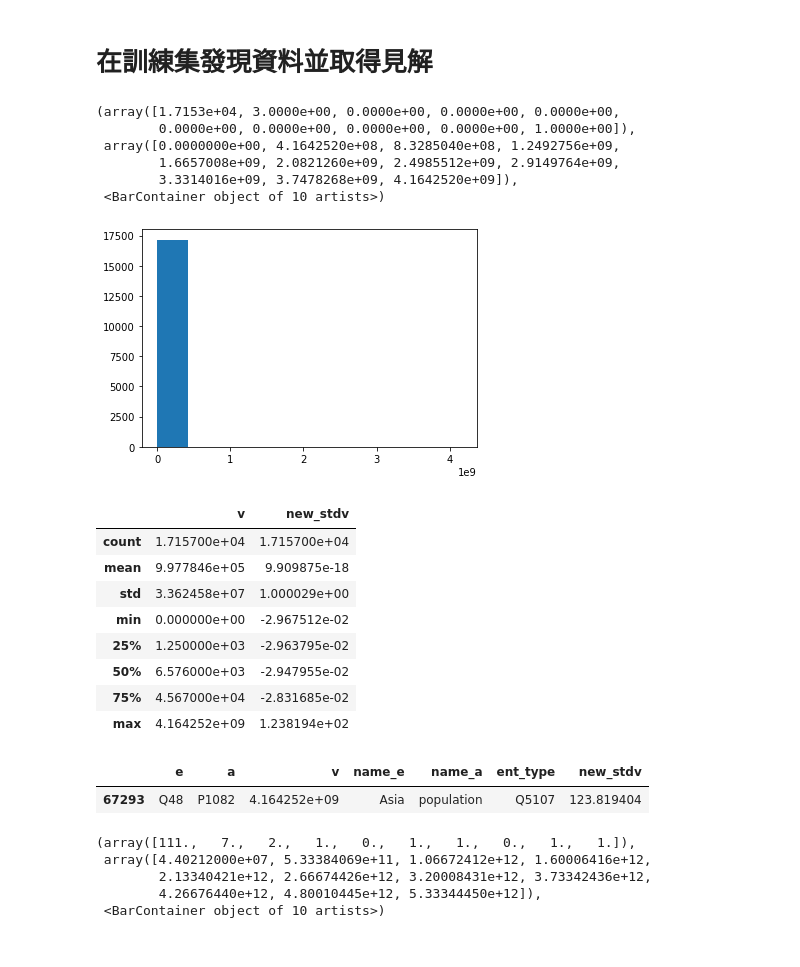
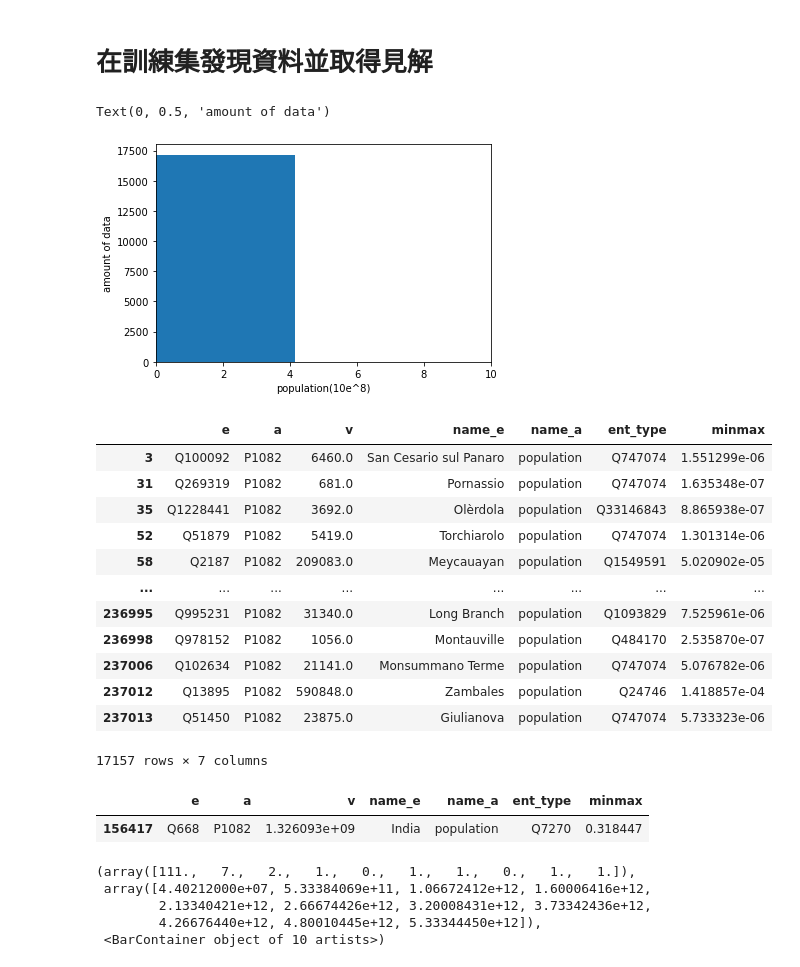
Before and after one commit to tinginde/Kgc-attribute-value-prediction-with-constraints, a Jupyter notebook: LiterallyWikidata/Lit48_Numericaltriples_Preprocessing_ver03.ipynb, the cells around one changed output. Drawn from its saved outputs; the diff is of its cells as text; code cells hidden in the pictures.

Commit message:
update baseline data analysis

```diff
--- a/LiterallyWikidata/Lit48_Numericaltriples_Preprocessing_ver03.ipynb
+++ b/LiterallyWikidata/Lit48_Numericaltriples_Preprocessing_ver03.ipynb
@@ -461,6 +524,8 @@ P2299             0.000506
 P2219             0.000506
 P2234             0.000506
 Name: a, Length: 86, dtype: float64
+# %%
+train_attri_data = pd.read_csv('files_needed/train_attri_data_minmax.csv')
 # %% [markdown]
 # 在訓練集發現資料並取得見解
 # %%
@@ -476,29 +541,32 @@ var_name=["population","GDP (PPP)","PPP GDP per capita",
 # %%
 import matplotlib.pyplot as plt
 # %%
-plt.hist(a_group.get_group('population').v)
+x_val = a_group.get_group('population').v/100000000
+plt.xlim(0,10)
+plt.hist(x_val)
+plt.xlabel('population(10e^8)')
+plt.ylabel('amount of data')
 # %% [output]
-(array([1.7153e+04, 3.0000e+00, 0.0000e+00, 0.0000e+00, 0.0000e+00,
-        0.0000e+00, 0.0000e+00, 0.0000e+00, 0.0000e+00, 1.0000e+00]),
- array([0.0000000e+00, 4.1642520e+08, 8.3285040e+08, 1.2492756e+09,
-        1.6657008e+09, 2.0821260e+09, 2.4985512e+09, 2.9149764e+09,
-        3.3314016e+09, 3.7478268e+09, 4.1642520e+09]),
- <BarContainer object of 10 artists>)
+Text(0, 0.5, 'amount of data')
-[figure, old version]
+[figure, new version]
 # %%
-a_group.get_group('population').describe()
+a_group.get_group('population')
 # %% [output]
-|  | v | new_stdv |
-| count | 1.715700e+04 | 1.715700e+04 |
-| mean | 9.977846e+05 | 9.909875e-18 |
-| std | 3.362458e+07 | 1.000029e+00 |
-| min | 0.000000e+00 | -2.967512e-02 |
-| 25% | 1.250000e+03 | -2.963795e-02 |
-| 50% | 6.576000e+03 | -2.947955e-02 |
-| 75% | 4.567000e+04 | -2.831685e-02 |
-| max | 4.164252e+09 | 1.238194e+02 |
+|  | e | a | v | name_e | name_a | ent_type | minmax |
+| 3 | Q100092 | P1082 | 6460.0 | San Cesario sul Panaro | population | Q747074 | 1.551299e-06 |
+| 31 | Q269319 | P1082 | 681.0 | Pornassio | population | Q747074 | 1.635348e-07 |
+| 35 | Q1228441 | P1082 | 3692.0 | Olèrdola | population | Q33146843 | 8.865938e-07 |
+| 52 | Q51879 | P1082 | 5419.0 | Torchiarolo | population | Q747074 | 1.301314e-06 |
+| 58 | Q2187 | P1082 | 209083.0 | Meycauayan | population | Q1549591 | 5.020902e-05 |
+| ... | ... | ... | ... | ... | ... | ... | ... |
+| 236995 | Q995231 | P1082 | 31340.0 | Long Branch | population | Q1093829 | 7.525961e-06 |
+| 236998 | Q978152 | P1082 | 1056.0 | Montauville | population | Q484170 | 2.535870e-07 |
+| 237006 | Q102634 | P1082 | 21141.0 | Monsummano Terme | population | Q747074 | 5.076782e-06 |
+| 237012 | Q13895 | P1082 | 590848.0 | Zambales | population | Q24746 | 1.418857e-04 |
+| 237013 | Q51450 | P1082 | 23875.0 | Giulianova | population | Q747074 | 5.733323e-06 |
+17157 rows × 7 columns
 # %%
 a_group.get_group('population')[a_group.get_group('population').v==max(a_group.get_group('population').v)]
 # %% [output]
-|  | e | a | v | name_e | name_a | ent_type | new_stdv |
-| 67293 | Q48 | P1082 | 4.164252e+09 | Asia | population | Q5107 | 123.819404 |
+|  | e | a | v | name_e | name_a | ent_type | minmax |
+| 156417 | Q668 | P1082 | 1.326093e+09 | India | population | Q7270 | 0.318447 |
```
Also changed, not shown: parts of 42 cells of this notebook, 9 other files.
